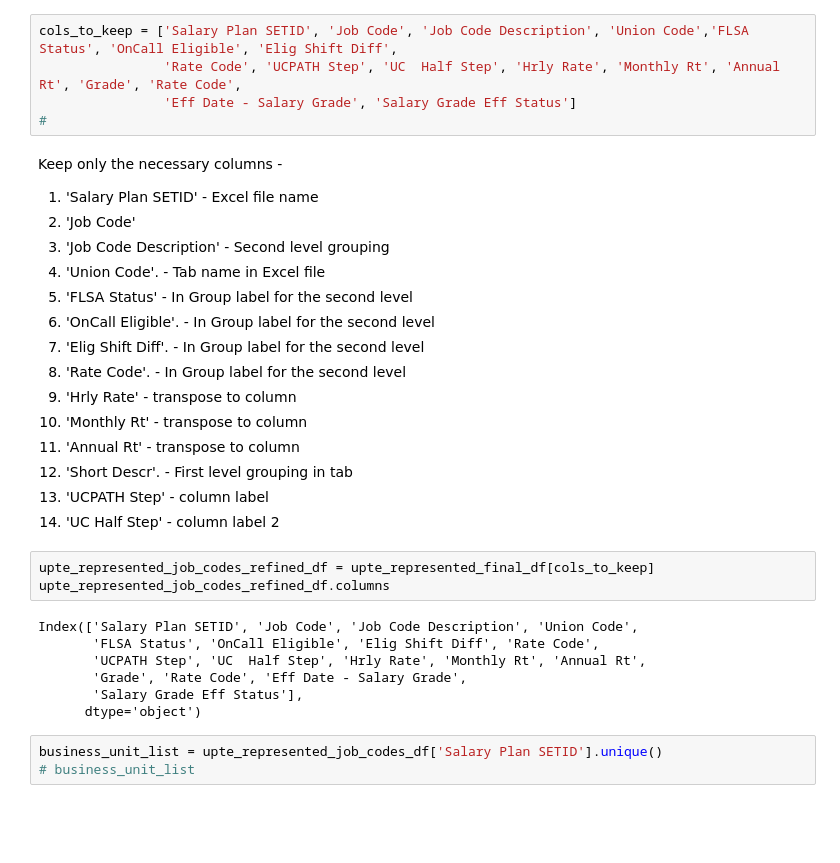
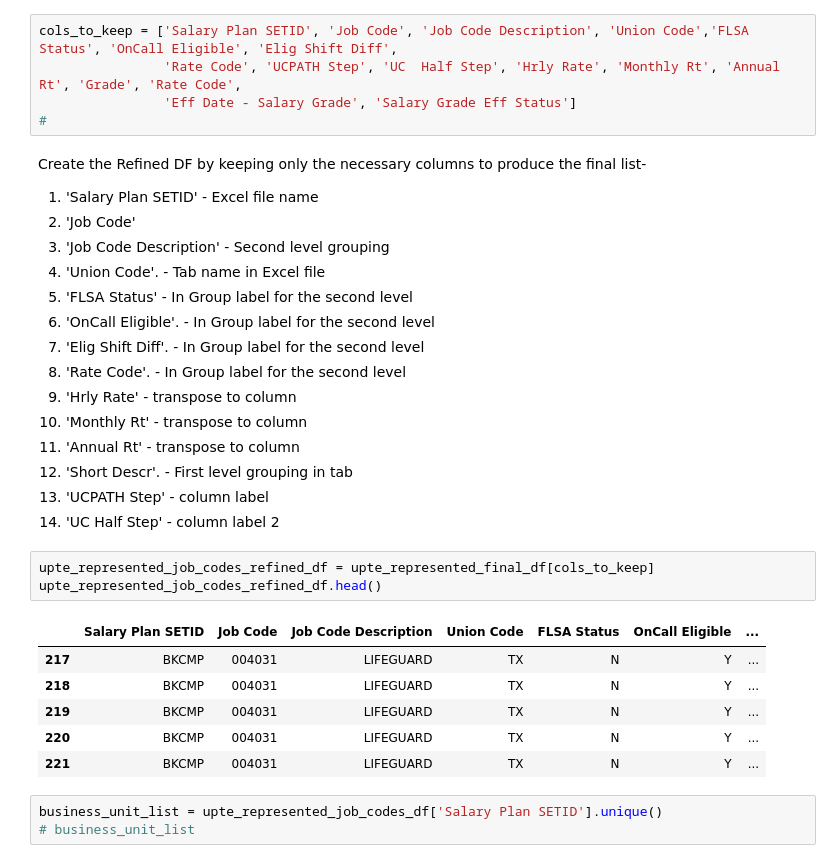
Before and after one commit to tougheye/Data_processing, a Jupyter notebook: UPTE_Payscale_TCS.ipynb, the cells around one changed output. Saved outputs shown, nothing was run; the diff lists cells and outputs as text; blank space fills up the shorter version.

Commit message:
made updates through creating refined df

```diff
--- a/UPTE_Payscale_TCS.ipynb
+++ b/UPTE_Payscale_TCS.ipynb
@@ -142,7 +164,7 @@ cols_to_keep = ['Salary Plan SETID', 'Job Code', 'Job Code Description', 'Union
                 'Eff Date - Salary Grade', 'Salary Grade Eff Status']
 #
 # %% [markdown]
-Keep only the necessary columns -
+Create the Refined DF by keeping only the necessary columns to produce the final list-
 
 
 1.   'Salary Plan SETID' - Excel file name
@@ -161,14 +183,14 @@ Keep only the necessary columns -
 12.  'UC  Half Step'      - column label 2
 # %%
 upte_represented_job_codes_refined_df = upte_represented_final_df[cols_to_keep]
-upte_represented_job_codes_refined_df.columns
+upte_represented_job_codes_refined_df.head()
 # %% [output]
-Index(['Salary Plan SETID', 'Job Code', 'Job Code Description', 'Union Code',
-       'FLSA Status', 'OnCall Eligible', 'Elig Shift Diff', 'Rate Code',
-       'UCPATH Step', 'UC  Half Step', 'Hrly Rate', 'Monthly Rt', 'Annual Rt',
-       'Grade', 'Rate Code', 'Eff Date - Salary Grade',
-       'Salary Grade Eff Status'],
-      dtype='object')
+|  | Salary Plan SETID | Job Code | Job Code Description | Union Code | FLSA Status | OnCall Eligible | ... |
+| 217 | BKCMP | 004031 | LIFEGUARD | TX | N | Y | ... |
+| 218 | BKCMP | 004031 | LIFEGUARD | TX | N | Y | ... |
+| 219 | BKCMP | 004031 | LIFEGUARD | TX | N | Y | ... |
+| 220 | BKCMP | 004031 | LIFEGUARD | TX | N | Y | ... |
+| 221 | BKCMP | 004031 | LIFEGUARD | TX | N | Y | ... |
 # %%
 business_unit_list = upte_represented_job_codes_df['Salary Plan SETID'].unique()
 # business_unit_list
```
Also changed, not shown: parts of 18 cells of this notebook.
